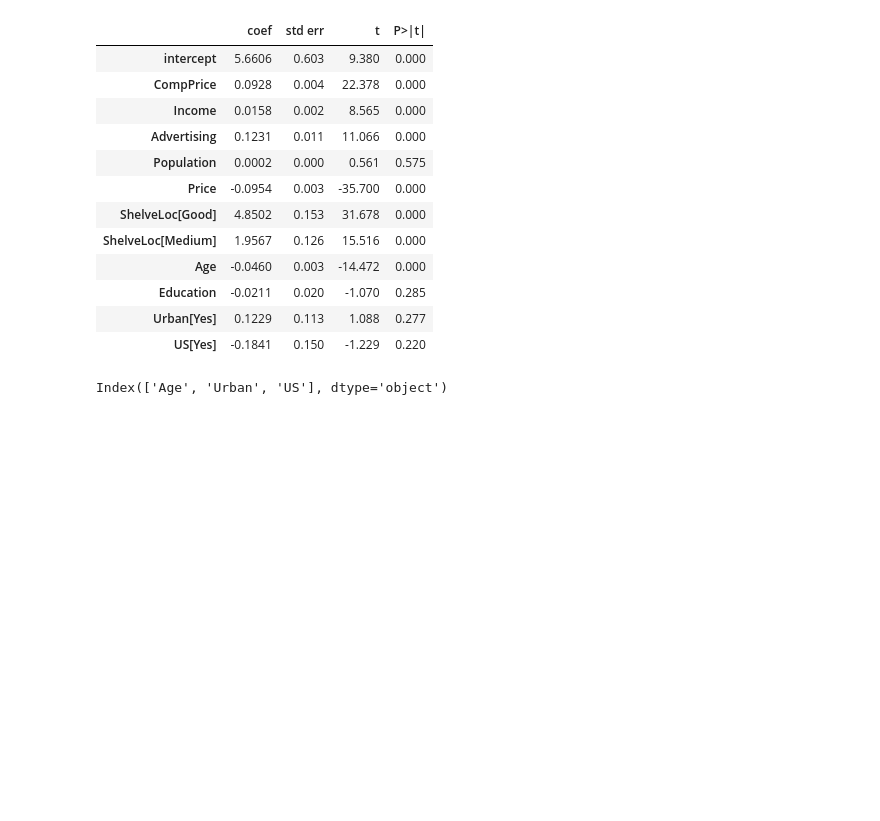
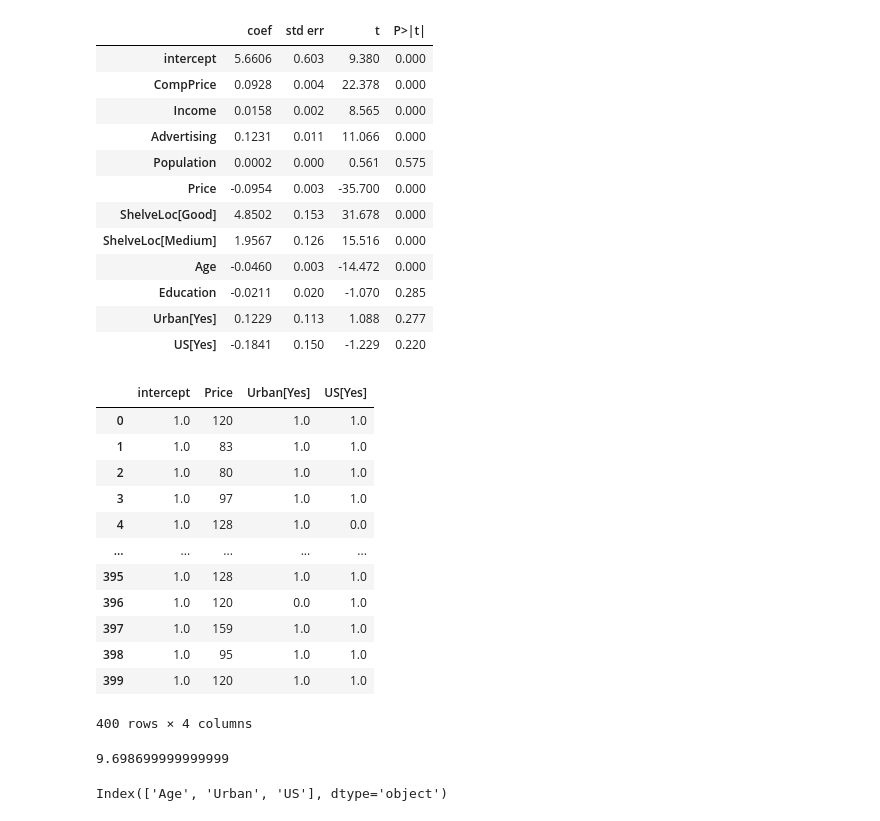
Before and after one commit to kmerkl22/k-s-ISL, a Jupyter notebook: Notebooks/Ch03-ISLExercises.ipynb, the cells around one changed output. Drawn from its saved outputs; the diff is of its cells as text; code cells hidden in the pictures; blank space fills up the shorter version.

```diff
--- a/Notebooks/Ch03-ISLExercises.ipynb
+++ b/Notebooks/Ch03-ISLExercises.ipynb
@@ -185,6 +202,26 @@ summarize(results)
 | Education | -0.0211 | 0.020 | -1.070 | 0.285 |
 | Urban[Yes] | 0.1229 | 0.113 | 1.088 | 0.277 |
 | US[Yes] | -0.1841 | 0.150 | -1.229 | 0.220 |
+# %%
+X
+# %% [output]
+|  | intercept | Price | Urban[Yes] | US[Yes] |
+| 0 | 1.0 | 120 | 1.0 | 1.0 |
+| 1 | 1.0 | 83 | 1.0 | 1.0 |
+| 2 | 1.0 | 80 | 1.0 | 1.0 |
+| 3 | 1.0 | 97 | 1.0 | 1.0 |
+| 4 | 1.0 | 128 | 1.0 | 0.0 |
+| ... | ... | ... | ... | ... |
+| 395 | 1.0 | 128 | 1.0 | 1.0 |
+| 396 | 1.0 | 120 | 0.0 | 1.0 |
+| 397 | 1.0 | 159 | 1.0 | 1.0 |
+| 398 | 1.0 | 95 | 1.0 | 1.0 |
+| 399 | 1.0 | 120 | 1.0 | 1.0 |
+400 rows × 4 columns
+# %%
+-0.0545*83 + 13.0435 -.0219 + 1.2006
+# %% [output]
+9.698699999999999
 # %%
 just3 = Carseats.columns.drop(['Sales', 'CompPrice', 'Income', 'Advertising', 'Population', 'Price',
        'ShelveLoc', 'Education'])
```
Also changed, not shown: parts of 14 cells of this notebook.
